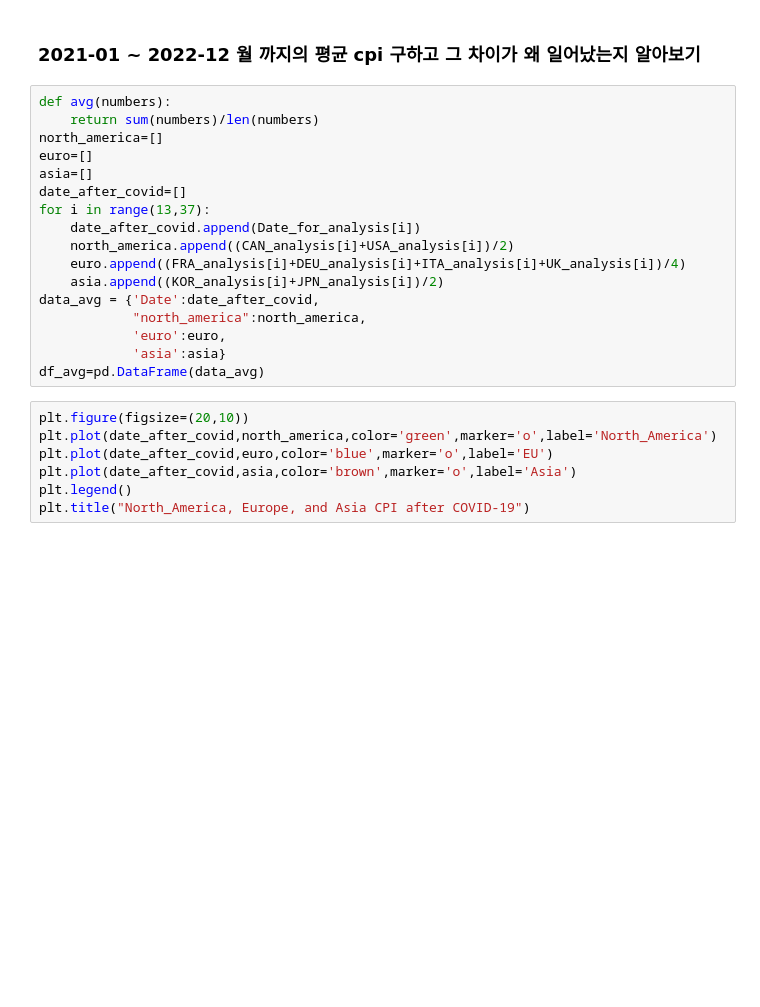
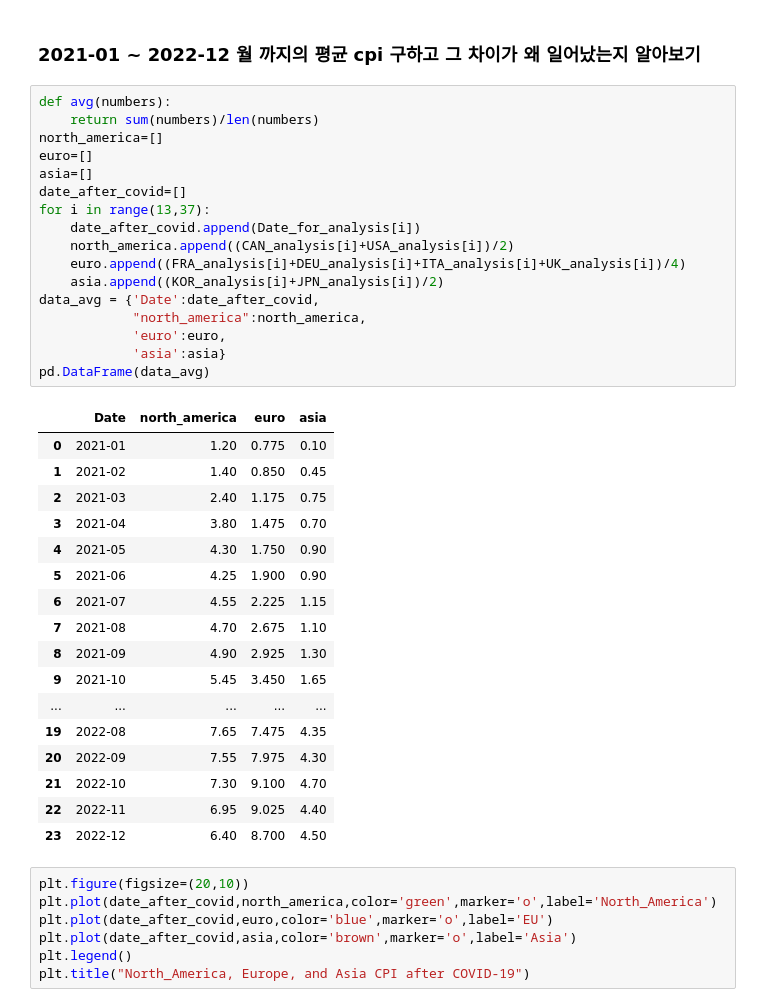
Before and after one commit to WonwooJacobSong/G7_Korea_cpidata, a Jupyter notebook: inflation_data.ipynb, the cells around one changed output. Cells and saved outputs as stored; diff of their text form; blank space fills up the shorter version.

```diff
--- a/inflation_data.ipynb
+++ b/inflation_data.ipynb
@@ -219,20 +219,38 @@ plt.show()
 # %%
 def avg(numbers):
     return sum(numbers)/len(numbers)
 north_america=[]
 euro=[]
 asia=[]
 date_after_covid=[]
 for i in range(13,37):
     date_after_covid.append(Date_for_analysis[i])
     north_america.append((CAN_analysis[i]+USA_analysis[i])/2)
     euro.append((FRA_analysis[i]+DEU_analysis[i]+ITA_analysis[i]+UK_analysis[i])/4)
     asia.append((KOR_analysis[i]+JPN_analysis[i])/2)
 data_avg = {'Date':date_after_covid,
             "north_america":north_america,
             'euro':euro,
             'asia':asia}
-df_avg=pd.DataFrame(data_avg)
+pd.DataFrame(data_avg)
+# %% [output]
+|  | Date | north_america | euro | asia |
+| 0 | 2021-01 | 1.20 | 0.775 | 0.10 |
+| 1 | 2021-02 | 1.40 | 0.850 | 0.45 |
+| 2 | 2021-03 | 2.40 | 1.175 | 0.75 |
+| 3 | 2021-04 | 3.80 | 1.475 | 0.70 |
+| 4 | 2021-05 | 4.30 | 1.750 | 0.90 |
+| 5 | 2021-06 | 4.25 | 1.900 | 0.90 |
+| 6 | 2021-07 | 4.55 | 2.225 | 1.15 |
+| 7 | 2021-08 | 4.70 | 2.675 | 1.10 |
+| 8 | 2021-09 | 4.90 | 2.925 | 1.30 |
+| 9 | 2021-10 | 5.45 | 3.450 | 1.65 |
+| ... | ... | ... | ... | ... |
+| 19 | 2022-08 | 7.65 | 7.475 | 4.35 |
+| 20 | 2022-09 | 7.55 | 7.975 | 4.30 |
+| 21 | 2022-10 | 7.30 | 9.100 | 4.70 |
+| 22 | 2022-11 | 6.95 | 9.025 | 4.40 |
+| 23 | 2022-12 | 6.40 | 8.700 | 4.50 |
 # %%
 plt.figure(figsize=(20,10))
 plt.plot(date_after_covid,north_america,color='green',marker='o',label='North_America')
```
Also changed, not shown: parts of 10 cells of this notebook, 3 other files.
